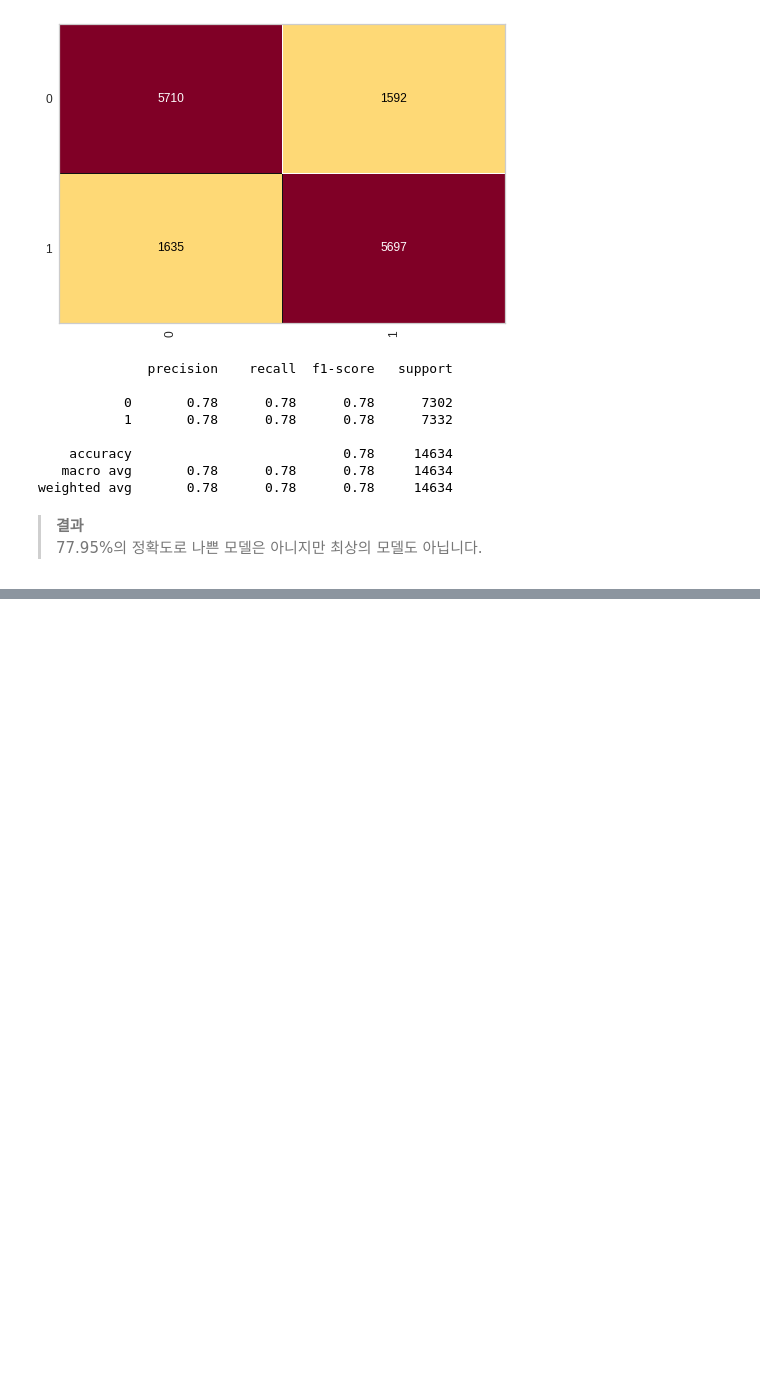
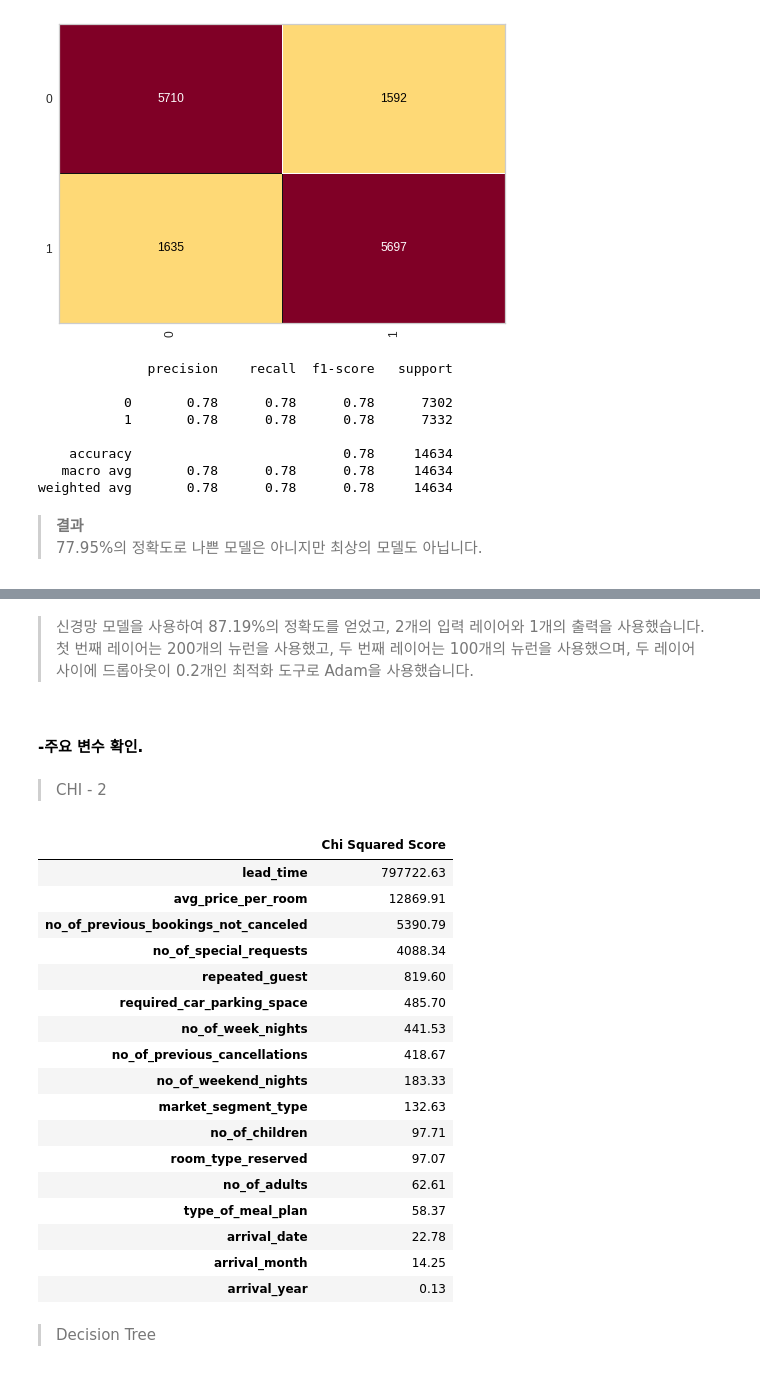
Before and after one commit to god05212/-, a Jupyter notebook: 고객이_호텔예약을_취소할지_예측하기.ipynb, the cells around one changed output, grey strips where cells are left out. Saved outputs shown, nothing was run; the diff lists cells and outputs as text; code cells hidden in the pictures; blank space fills up the shorter version.

```diff
--- a/고객이_호텔예약을_취소할지_예측하기.ipynb
+++ b/고객이_호텔예약을_취소할지_예측하기.ipynb
@@ -825,0 +974,2 @@ logistic_normal = 0.7794861281946153
+# %% [markdown]
+> 신경망 모델을 사용하여 87.19%의 정확도를 얻었고, 2개의 입력 레이어와 1개의 출력을 사용했습니다. 첫 번째 레이어는 200개의 뉴런을 사용했고, 두 번째 레이어는 100개의 뉴런을 사용했으며, 두 레이어 사이에 드롭아웃이 0.2개인 최적화 도구로 Adam을 사용했습니다.
@@ -825,0 +978,38 @@ logistic_normal = 0.7794861281946153
+# %% [markdown]
+#### -주요 변수 확인.
+# %% [markdown]
+> CHI - 2
+# %%
+from sklearn.feature_selection import SelectKBest
+from sklearn.feature_selection import chi2
+
+features = X
+target = y
+
+best_features = SelectKBest(score_func = chi2,k = 'all')
+fit = best_features.fit(features,target)
+
+featureScores = pd.DataFrame(data = fit.scores_,index = list(columns),columns = ['Chi Squared Score'])
+# %%
+featureScores.sort_values(by = 'Chi Squared Score', ascending = False).round(2)
+# %% [output]
+|  | Chi Squared Score |
+| lead_time | 797722.63 |
+| avg_price_per_room | 12869.91 |
+| no_of_previous_bookings_not_canceled | 5390.79 |
+| no_of_special_requests | 4088.34 |
+| repeated_guest | 819.60 |
+| required_car_parking_space | 485.70 |
+| no_of_week_nights | 441.53 |
+| no_of_previous_cancellations | 418.67 |
+| no_of_weekend_nights | 183.33 |
+| market_segment_type | 132.63 |
+| no_of_children | 97.71 |
+| room_type_reserved | 97.07 |
+| no_of_adults | 62.61 |
+| type_of_meal_plan | 58.37 |
+| arrival_date | 22.78 |
+| arrival_month | 14.25 |
+| arrival_year | 0.13 |
+# %% [markdown]
+> Decision Tree
```
Also changed, not shown: parts of 34 cells of this notebook.
